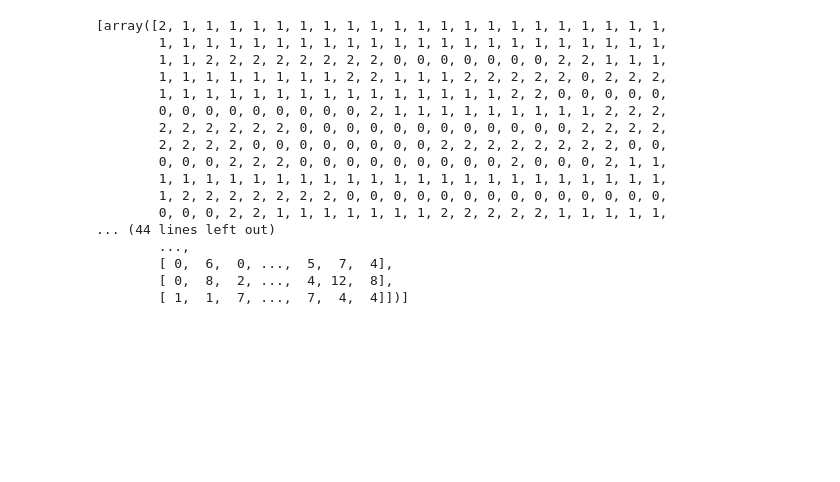
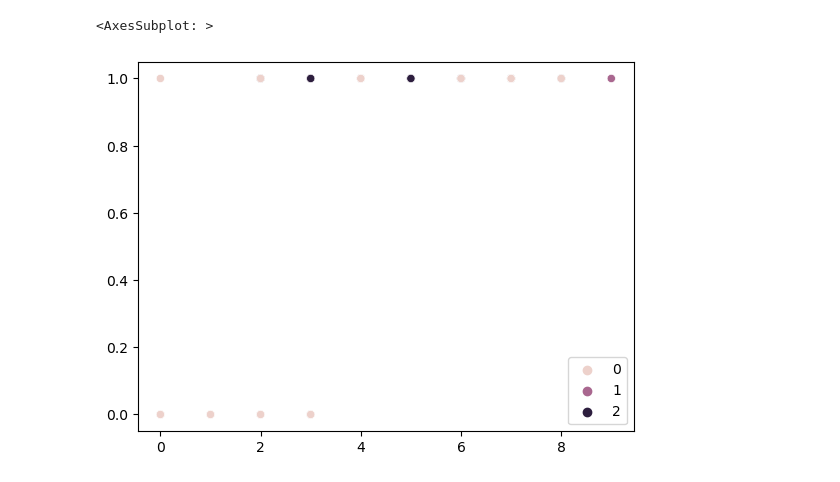
Before and after one commit to otto-groen-roepstorff/modcomp-project, a Jupyter notebook: code/generativemodel_william.ipynb, the cells around one changed output. Cells and saved outputs as stored; diff of their text form; code cells hidden in the pictures; blank space fills up the shorter version.

```diff
--- a/code/generativemodel_william.ipynb
+++ b/code/generativemodel_william.ipynb
@@ -52,25 +53,13 @@ def sim(n=1000, T=1000, alpha = 0.9, beta = 0.2, gamma = 0.1, lamb0=1, lamb1=5):
     Z_given_C = np.array([1-alpha, alpha, 0.5])
     Z = stats.bernoulli(Z_given_C[C]).rvs(size=[n,T])
     X = stats.poisson(np.where(Z, lamb1, lamb0)).rvs()
-    return [C,Z,X]
+    return C,Z,X
 
 
-sim()
+C, Z, X = sim(10, 100)
-# %% [output]
-[array([2, 1, 1, 1, 1, 1, 1, 1, 1, 1, 1, 1, 1, 1, 1, 1, 1, 1, 1, 1, 1, 1,
-        1, 1, 1, 1, 1, 1, 1, 1, 1, 1, 1, 1, 1, 1, 1, 1, 1, 1, 1, 1, 1, 1,
-        1, 1, 2, 2, 2, 2, 2, 2, 2, 2, 0, 0, 0, 0, 0, 0, 0, 2, 2, 1, 1, 1,
-        1, 1, 1, 1, 1, 1, 1, 1, 2, 2, 1, 1, 1, 2, 2, 2, 2, 2, 0, 2, 2, 2,
-        1, 1, 1, 1, 1, 1, 1, 1, 1, 1, 1, 1, 1, 1, 1, 2, 2, 0, 0, 0, 0, 0,
-        0, 0, 0, 0, 0, 0, 0, 0, 0, 2, 1, 1, 1, 1, 1, 1, 1, 1, 1, 2, 2, 2,
-        2, 2, 2, 2, 2, 2, 0, 0, 0, 0, 0, 0, 0, 0, 0, 0, 0, 0, 2, 2, 2, 2,
-        2, 2, 2, 2, 0, 0, 0, 0, 0, 0, 0, 0, 2, 2, 2, 2, 2, 2, 2, 2, 0, 0,
-        0, 0, 0, 2, 2, 2, 0, 0, 0, 0, 0, 0, 0, 0, 0, 2, 0, 0, 0, 2, 1, 1,
-        1, 1, 1, 1, 1, 1, 1, 1, 1, 1, 1, 1, 1, 1, 1, 1, 1, 1, 1, 1, 1, 1,
-        1, 2, 2, 2, 2, 2, 2, 2, 0, 0, 0, 0, 0, 0, 0, 0, 0, 0, 0, 0, 0, 0,
-        0, 0, 0, 2, 2, 1, 1, 1, 1, 1, 1, 1, 2, 2, 2, 2, 2, 1, 1, 1, 1, 1,
-... (44 lines left out)
-        ...,
-        [ 0,  6,  0, ...,  5,  7,  4],
-        [ 0,  8,  2, ...,  4, 12,  8],
-        [ 1,  1,  7, ...,  7,  4,  4]])]
+# %%
+import seaborn as sns
+sns.scatterplot(x=X[0],y=Z[0], hue=C)
+# %% [output]
+<AxesSubplot: >
+[figure, added]
```
Also changed, not shown: parts of 5 cells of this notebook.
